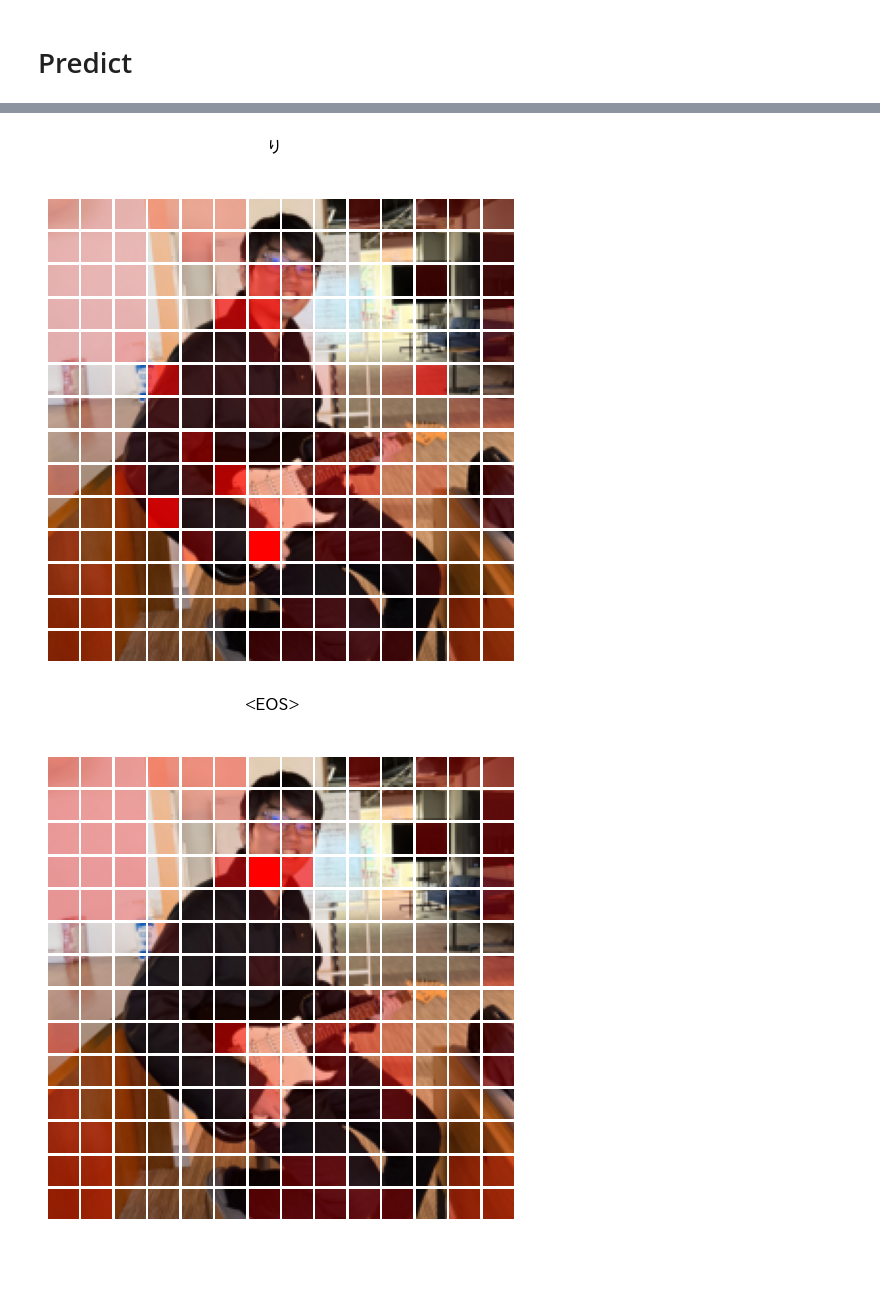
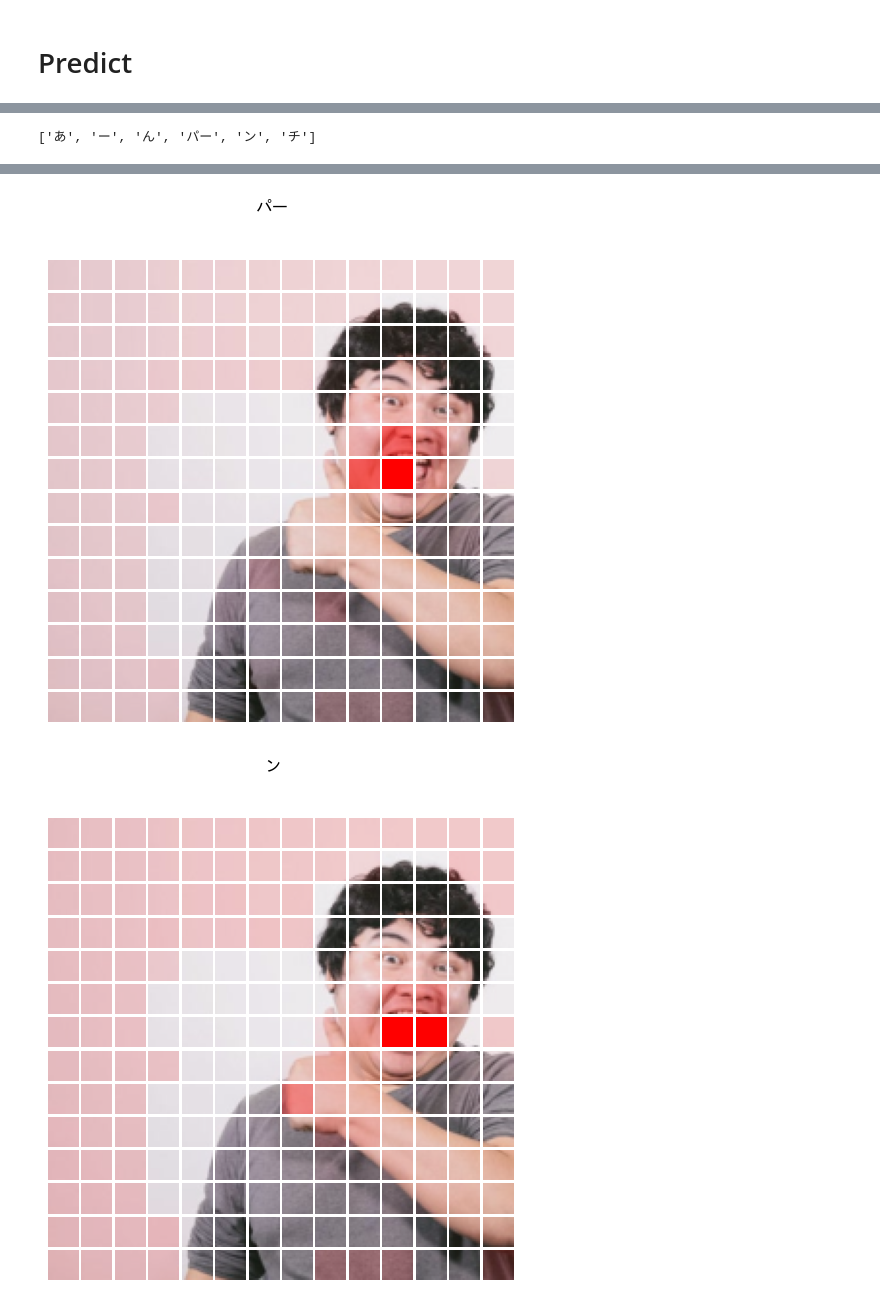
Before and after one commit to yryo1005/GUMI_T_Paper_programs, a Jupyter notebook: 006_training_GUMI_T_ViT_FineTuining.ipynb, the cells around one changed output, grey strips where cells are left out. Cells and saved outputs as stored; diff of their text form; code cells hidden in the pictures; blank space fills up the shorter version.

```diff
--- a/006_training_GUMI_T_ViT_FineTuining.ipynb
+++ b/006_training_GUMI_T_ViT_FineTuining.ipynb
@@ -365,12 +357,13 @@ inputs = {
     "pixel_values": [Image.open(path).convert("RGB") for path in test_image_paths]
 }
 # %%
-
-
 gen_text_indexies = gumi_t.generate(inputs, argmax = False)
 gen_texts = gumi_t.decode(gen_text_indexies, tokenizer)
 
 for i, (T, I) in enumerate(zip(gen_texts, inputs["pixel_values"])):
+
+    if len(T) > 10: continue
+
     print(i, T)
     fig = plt.figure(figsize = (3, 3))
     ax = fig.add_subplot(1, 1, 1)
@@ -400,8 +390,27 @@ for i, (T, I) in enumerate(zip(gen_texts, inputs["pixel_values"])):
 # %%
 with open(f"{result_dir}tokenizer.json", "r") as f:
     word_to_index = json.load(f)["model"]["vocab"]
+# %%
+from Japanese_BPEEncoder_V2.encode_swe import SWEEncoder_ja
+
+with open('Japanese_BPEEncoder_V2/ja-swe32kfix.txt') as f:
+    bpe = f.read().split('\n')
+
+with open('Japanese_BPEEncoder_V2/emoji.json') as f:
+    emoji = json.loads(f.read())
+
+SWE_tokenizer = SWEEncoder_ja(bpe, emoji)
+
+boke = "あーんパーンチ"
+res = SWE_tokenizer.encode(boke)
+res = [SWE_tokenizer.decode([I]) for I in res]
+
+res
+# %% [output]
+['あ', 'ー', 'ん', 'パー', 'ン', 'チ']
 # %%
 tmp_words = ["<BOS>", "弾", "き", "語", "り", "<EOS>"]
+tmp_words = ["<BOS>"] + res + ["<EOS>"]
 tmp_tokenized_words = [word_to_index[w] for w in tmp_words]
 tmp_tokenized_words += [0] * (MAX_SENTENCE_LENGTH + 1 - len(tmp_tokenized_words))
 # %%
@@ -445,7 +454,7 @@ def plot_attention_weights(pil_image, gen_text_index, tokenizer, image_preproces
 
         if gen_text_index[i] == 2: break
 
-index = 22
+index = 8
 plot_attention_weights(inputs["pixel_values"][index], torch.Tensor(tmp_tokenized_words).int().to(device), # gen_text_indexies[index],
                        tokenizer, image_preprocesser, layer = 4)
 # %% [output]
@@ -456,2 +465,2 @@ plot_attention_weights(inputs["pixel_values"][index], torch.Tensor(tmp_tokenized
-[figure, old version]
+[figure, new version]
-[figure, old version]
+[figure, new version]
```
Also changed, not shown: parts of 6 cells of this notebook, 2 other files.
